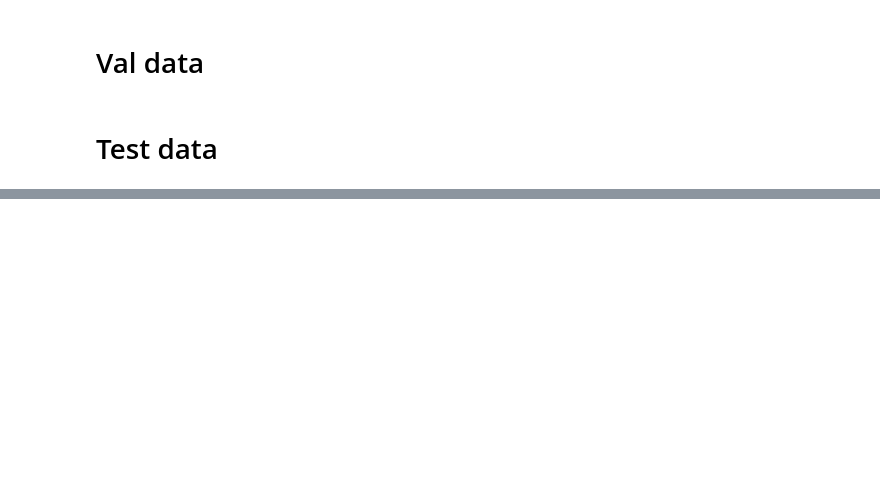
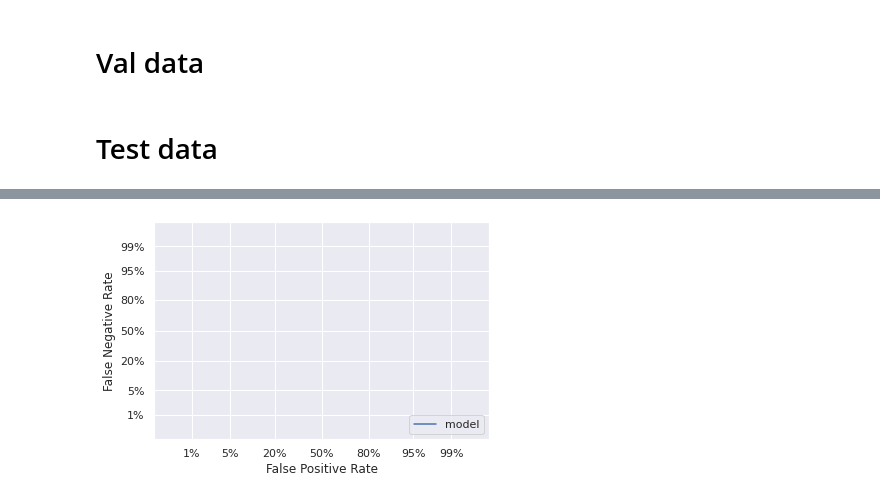
Before and after one commit to Choapinus/thesis-msc-2022, a Jupyter notebook: notebooks/train.ipynb, the cells around one changed output, grey strips where cells are left out. Drawn from its saved outputs; the diff is of its cells as text; code cells hidden in the pictures; blank space fills up the shorter version.

```diff
--- a/notebooks/train.ipynb
+++ b/notebooks/train.ipynb
@@ -262,7 +263,7 @@ val_dataset = val_dataset.batch(1)
 # %%
 test_dataset = tf.cast(X_test, dtype=tf.string)
 test_dataset = tf.data.Dataset.from_tensor_slices(test_dataset)
-test_dataset = test_dataset.shuffle(11001010)
+test_dataset = test_dataset.shuffle(buffer_size)
 test_dataset = test_dataset.map(_parse_function_without_DA)
 test_dataset = test_dataset.cache()
 test_dataset = test_dataset.batch(1)
@@ -536,9 +576,11 @@ print(clf)
 # %%
 # fpr, fnr, thresholds = det_curve(y_true, coded_y_score, pos_label=_bf_index)
 fpr, fnr, thresholds = det_curve(y_true, y_score, pos_label=_bf_index)
-fig = DetCurveDisplay(fpr=fpr, fnr=fnr, estimator_name='DenseNet')
+fig = DetCurveDisplay(fpr=fpr, fnr=fnr, estimator_name='model')
 fig.plot()
 plt.show()
+# %% [output]
+[figure, added]
 # %%
 # fpr, fnr, thresholds = det_curve(y_true, coded_y_score, pos_label=_bf_index)
 fpr, tpr, thresholds = roc_curve(y_true, y_score, pos_label=_bf_index)
```
Also changed, not shown: parts of 29 cells of this notebook, 5 other files.
